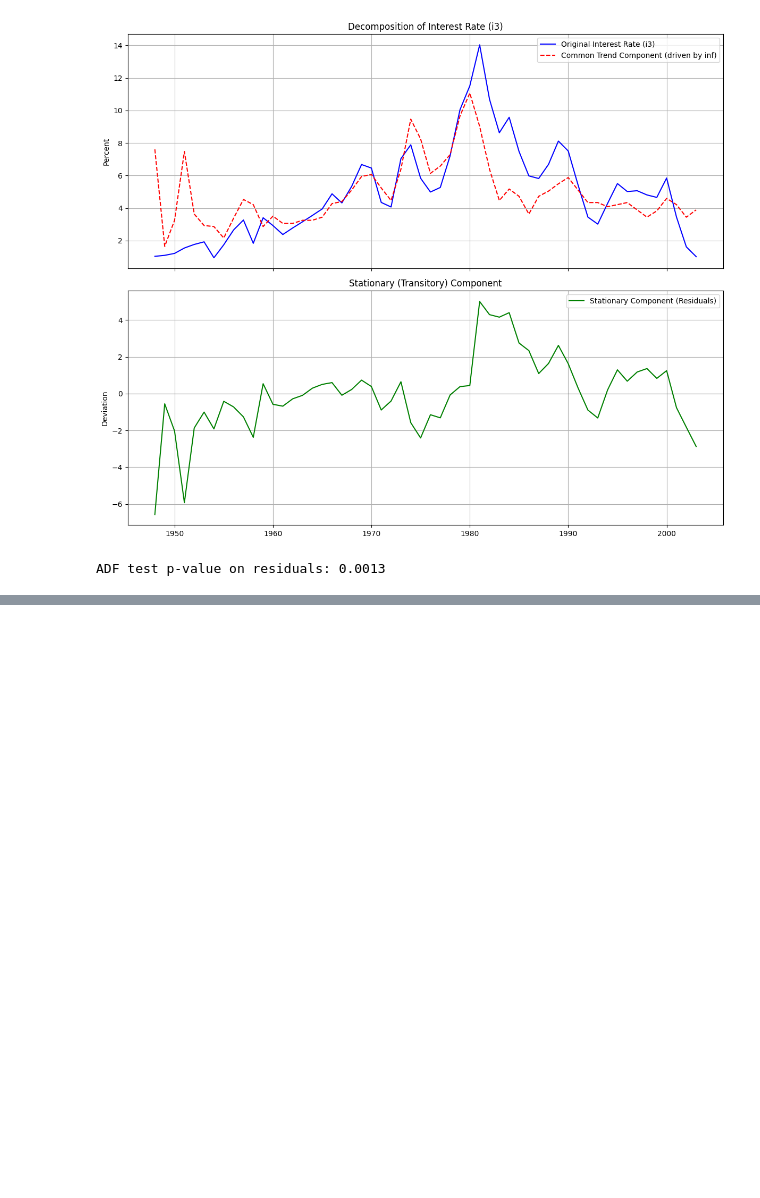
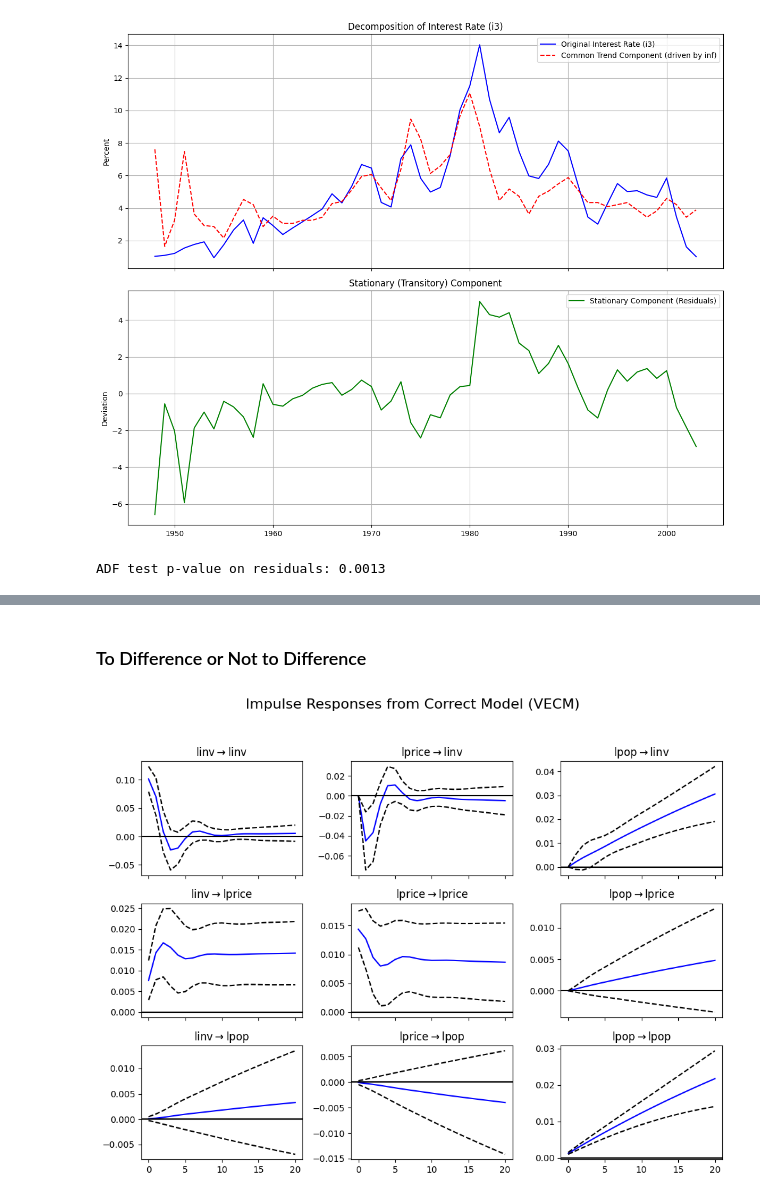
Before and after one commit to davescordova/Applied-Econometric-Time-Series-Walter-Enders, a Jupyter notebook: Chapter 6.ipynb, the cells around one changed output, grey strips where cells are left out. Saved outputs shown, nothing was run; the diff lists cells and outputs as text; code cells hidden in the pictures; blank space fills up the shorter version.

```diff
--- a/Chapter 6.ipynb
+++ b/Chapter 6.ipynb
@@ -184,0 +447,22 @@ ADF test p-value on residuals: 0.0013
+# %%
+## 1. Preliminary Step: Determine the Cointegrating Rank
+
+# Load the 'hseinv' dataset
+hseinv = wooldridge.data('hseinv')
+
+# Select the correct variables of interest from your list
+data = hseinv[['linv', 'lprice', 'lpop']]
+
+# Run the Johansen test to find the rank (r)
+johansen_result = coint_johansen(data, det_order=1, k_ar_diff=1)
+trace_stats = johansen_result.lr1
+crit_vals = johansen_result.cvt
+
+print("Johansen Cointegration Trace Test Results")
+print("="*60)
+print("H0: Rank <= r   Trace Stat.   5% Crit. Val.   Decision (at 5%)")
+print("-"*60)
+for i, r in enumerate([0, 1, 2]):
+    decision = "Reject H0" if trace_stats[i] > crit_vals[i, 1] else "Fail to Reject H0"
+    print(f"r <= {r:<10} {trace_stats[i]:<14.3f} {crit_vals[i, 1]:<15.3f} {decision}")
+print("="*60)
@@ -184,0 +531,16 @@ ADF test p-value on residuals: 0.0013
+# %% [markdown]
+### To Difference or Not to Difference
+# %%
+# Estimate the correct model: a VECM
+model_vecm = VECM(data, k_ar_diff=1, coint_rank=1, deterministic='ci')
+vecm_results = model_vecm.fit()
+
+# Calculate and plot the impulse responses
+# orth=True computes orthogonalized IRFs to account for contemporaneous correlation.
+irf_vecm = vecm_results.irf(periods=20)
+fig_vecm = irf_vecm.plot(orth=True, figsize=(10, 8))
+fig_vecm.suptitle('Impulse Responses from Correct Model (VECM)', fontsize=16)
+plt.tight_layout(rect=[0, 0.03, 1, 0.95])
+plt.show()
+# %% [output]
+[figure, added]
```
Also changed, not shown: parts of 25 cells of this notebook.
